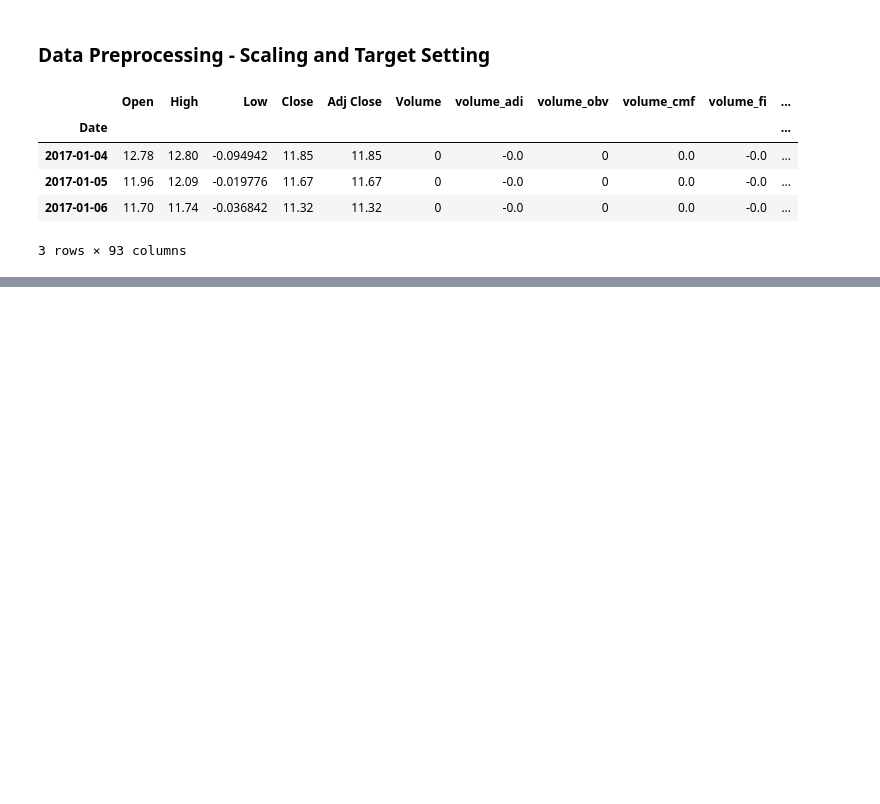
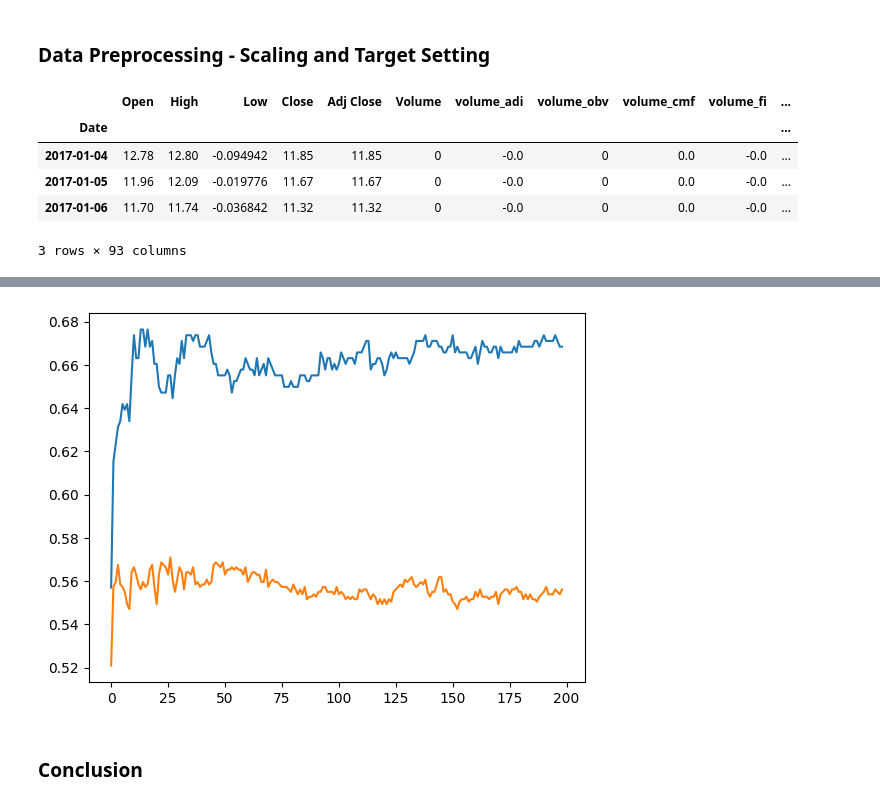
Before and after one commit to dkalenov/ML-Stock-Crypto-Trading, a Jupyter notebook: Principle_Component_Analysis.ipynb, the cells around one changed output, grey strips where cells are left out. Drawn from its saved outputs; the diff is of its cells as text; code cells hidden in the pictures; blank space fills up the shorter version.

```diff
--- a/Principle_Component_Analysis.ipynb
+++ b/Principle_Component_Analysis.ipynb
@@ -203,0 +292,26 @@ X_train, X_test, y_train, y_test = train_test_split(X_fs, y, test_size=0.7, rand
+# %%
+# Test for Overfitting
+train_scores, test_scores = list(), list()
+values = [i for i in range(1, 200)]
+for i in values:
+    classifier = RandomForestClassifier(n_estimators=i, max_depth=2, random_state=0)
+    classifier.fit(X_train, y_train)
+
+    # Training Data
+    y_train_pred = classifier.predict(X_train)
+    accuracy_train = accuracy_score(y_train, y_train_pred)
+    train_scores.append(accuracy_train)
+
+    # Test Data
+    y_test_pred = classifier.predict(X_test)
+    accuracy_test = accuracy_score(y_test, y_test_pred)
+    test_scores.append(accuracy_test)
+# %%
+# Plot Results
+plt.plot(train_scores)
+plt.plot(test_scores)
+plt.show()
+# %% [output]
+[figure, added]
+# %% [markdown]
+### Conclusion
```
Also changed, not shown: parts of 13 cells of this notebook.
